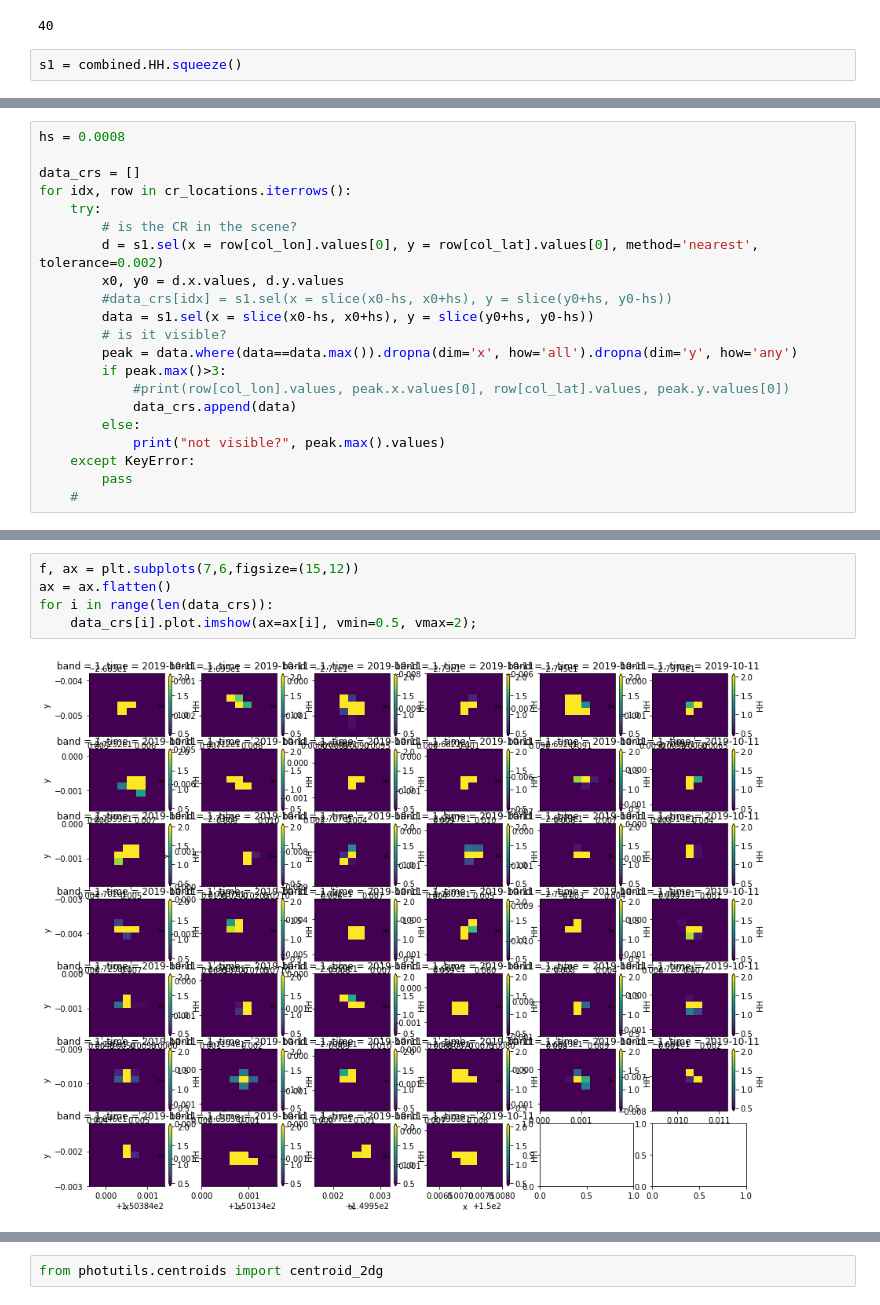
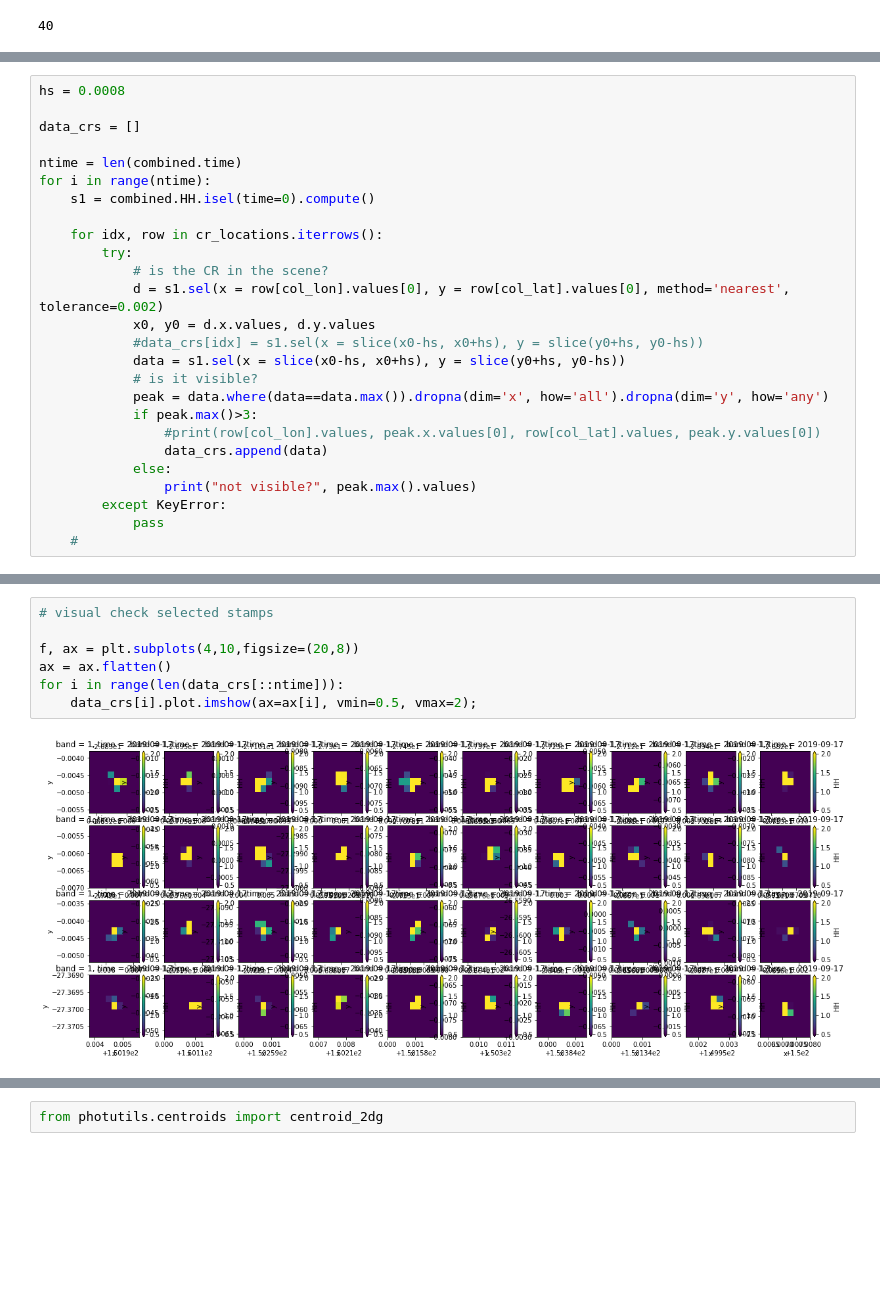
Before and after one commit to fangfy/deafrica-sandbox-notebooks, a Jupyter notebook: Datasets/Sentinel-1_NRB_sample_CR.ipynb, the cells around one changed output, grey strips where cells are left out. Saved outputs shown, nothing was run; the diff lists cells and outputs as text; blank space fills up the shorter version.

```diff
--- a/Datasets/Sentinel-1_NRB_sample_CR.ipynb
+++ b/Datasets/Sentinel-1_NRB_sample_CR.ipynb
@@ -75,5 +104,3 @@ cr_locations= cr_locations[cr_locations[col_lat].notnull().values & cr_locations
 len(cr_locations)
 # %% [output]
 40
-# %%
-s1 = combined.HH.squeeze()
@@ -81,22 +110,27 @@ s1 = combined.HH.squeeze()
 hs = 0.0008
 
 data_crs = []
-for idx, row in cr_locations.iterrows():
-    try:
-        # is the CR in the scene?
-        d = s1.sel(x = row[col_lon].values[0], y = row[col_lat].values[0], method='nearest', tolerance=0.002)
-        x0, y0 = d.x.values, d.y.values
-        #data_crs[idx] = s1.sel(x = slice(x0-hs, x0+hs), y = slice(y0+hs, y0-hs))
-        data = s1.sel(x = slice(x0-hs, x0+hs), y = slice(y0+hs, y0-hs))
-        # is it visible?
-        peak = data.where(data==data.max()).dropna(dim='x', how='all').dropna(dim='y', how='any')
-        if peak.max()>3:
-            #print(row[col_lon].values, peak.x.values[0], row[col_lat].values, peak.y.values[0])
-            data_crs.append(data)
-        else:
-            print("not visible?", peak.max().values)
-    except KeyError:
-        pass
+
+ntime = len(combined.time)
+for i in range(ntime):
+    s1 = combined.HH.isel(time=0).compute()
+
+    for idx, row in cr_locations.iterrows():
+        try:
+            # is the CR in the scene?
+            d = s1.sel(x = row[col_lon].values[0], y = row[col_lat].values[0], method='nearest', tolerance=0.002)
+            x0, y0 = d.x.values, d.y.values
+            #data_crs[idx] = s1.sel(x = slice(x0-hs, x0+hs), y = slice(y0+hs, y0-hs))
+            data = s1.sel(x = slice(x0-hs, x0+hs), y = slice(y0+hs, y0-hs))
+            # is it visible?
+            peak = data.where(data==data.max()).dropna(dim='x', how='all').dropna(dim='y', how='any')
+            if peak.max()>3:
+                #print(row[col_lon].values, peak.x.values[0], row[col_lat].values, peak.y.values[0])
+                data_crs.append(data)
+            else:
+                print("not visible?", peak.max().values)
+        except KeyError:
+            pass
     #
 # %%
 len(data_crs)
@@ -105,7 +139,9 @@ len(data_crs)
 # %%
-f, ax = plt.subplots(7,6,figsize=(15,12))
+# visual check selected stamps
+
+f, ax = plt.subplots(4,10,figsize=(20,8))
 ax = ax.flatten()
-for i in range(len(data_crs)):
+for i in range(len(data_crs[::ntime])):
     data_crs[i].plot.imshow(ax=ax[i], vmin=0.5, vmax=2);
 # %% [output]
-[figure, old version]
+[figure, new version]
```
Also changed, not shown: parts of 32 cells of this notebook.
